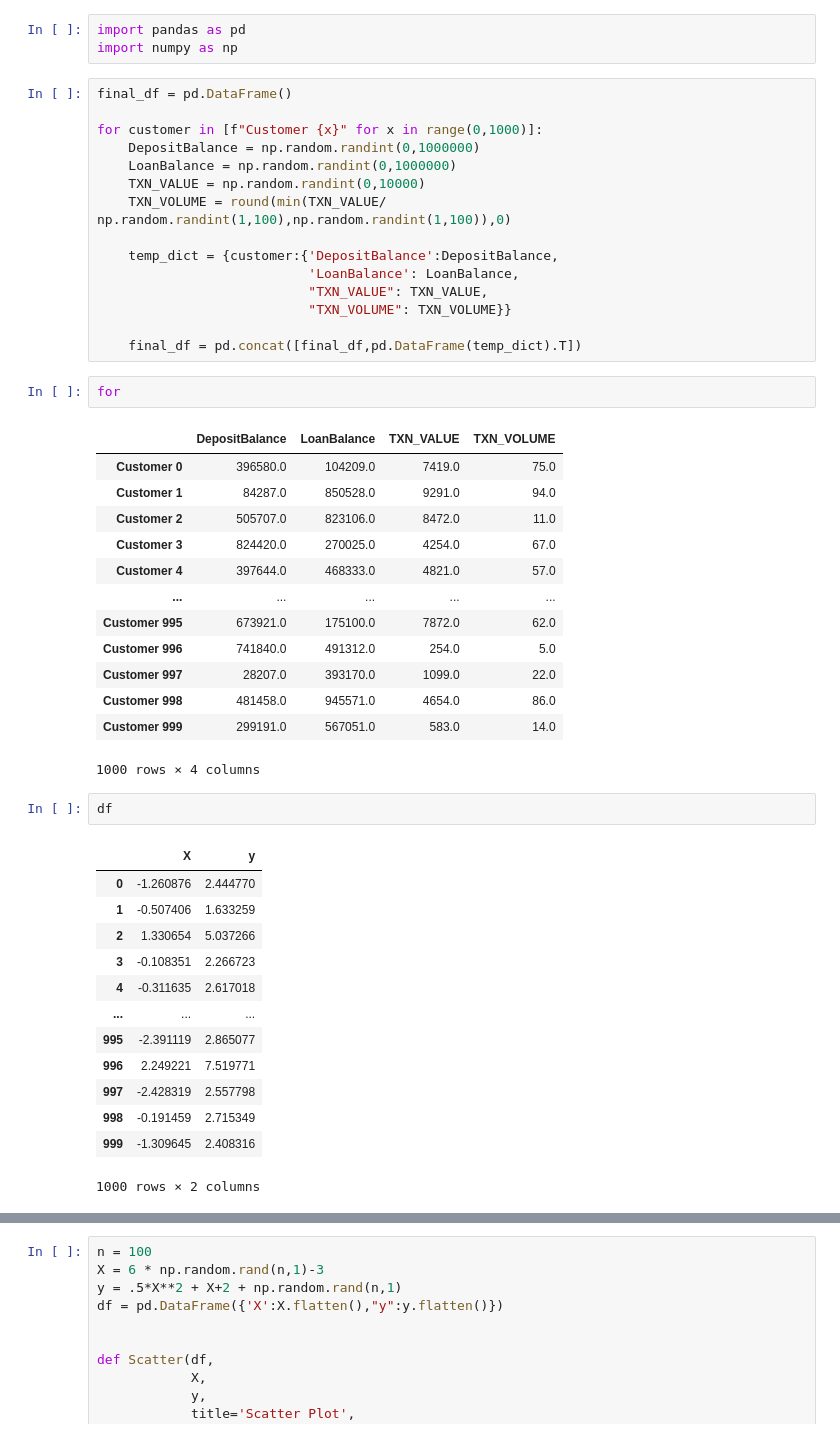
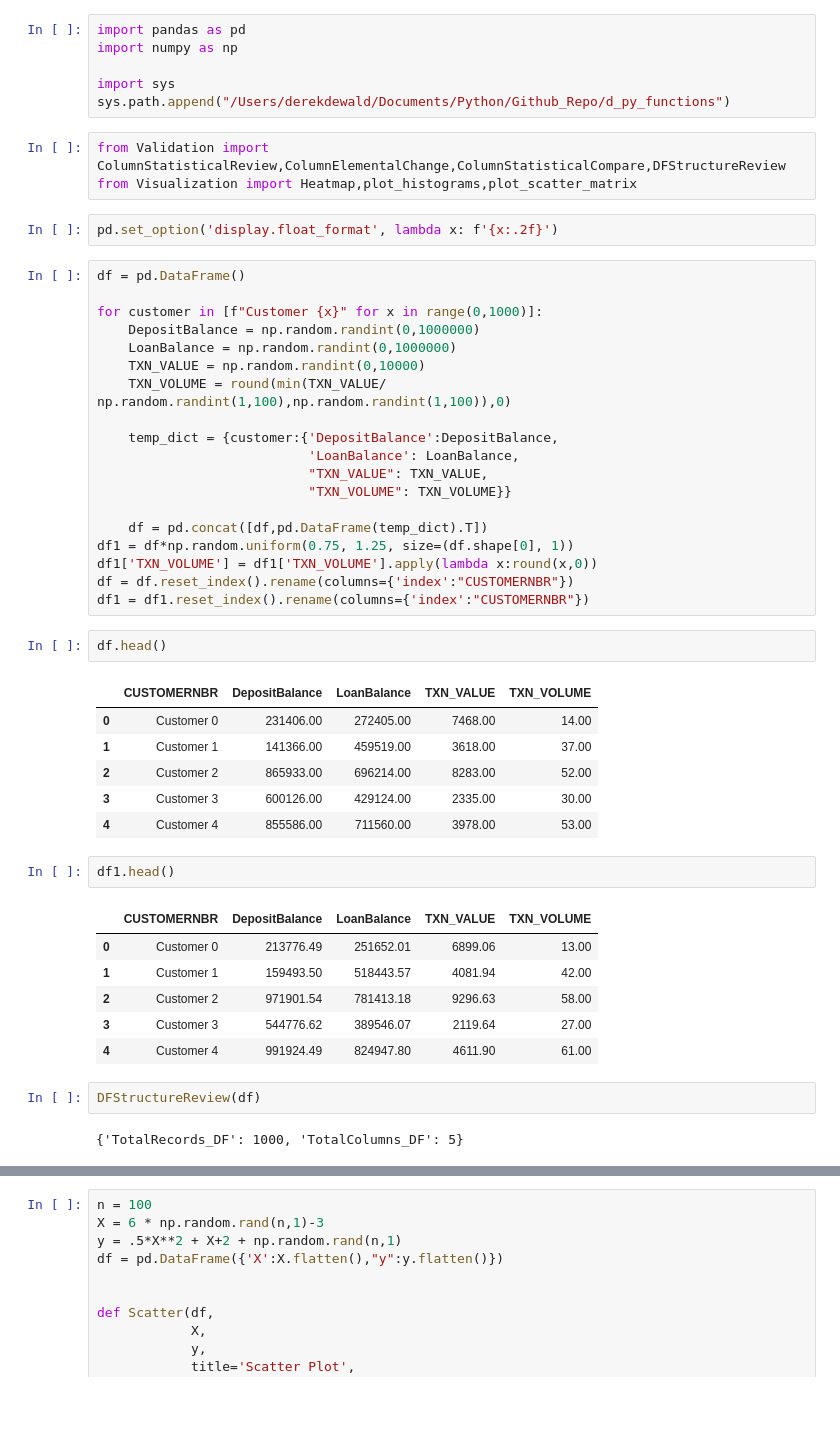
Before and after one commit to derek-dewald/Python_Tools, a Jupyter notebook: JupyterNotebooks/TEMP.ipynb, the cells around one changed output, grey strips where cells are left out. Saved outputs shown, nothing was run; the diff lists cells and outputs as text; blank space fills up the shorter version.

```diff
--- a/JupyterNotebooks/TEMP.ipynb
+++ b/JupyterNotebooks/TEMP.ipynb
@@ -4,8 +1,16 @@
-# %%
-import pandas as pd
-import numpy as np
+# %%
+import pandas as pd
+import numpy as np
+
+import sys
+sys.path.append("/Users/derekdewald/Documents/Python/Github_Repo/d_py_functions")
+# %%
+from Validation import ColumnStatisticalReview,ColumnElementalChange,ColumnStatisticalCompare,DFStructureReview
+from Visualization import Heatmap,plot_histograms,plot_scatter_matrix
+# %%
+pd.set_option('display.float_format', lambda x: f'{x:.2f}')
 # %%
-final_df = pd.DataFrame()
+df = pd.DataFrame()
 
 for customer in [f"Customer {x}" for x in range(0,1000)]:
     DepositBalance = np.random.randint(0,1000000)
@@ -18,36 +23,30 @@ for customer in [f"Customer {x}" for x in range(0,1000)]:
                            "TXN_VALUE": TXN_VALUE,
                            "TXN_VOLUME": TXN_VOLUME}}
 
-    final_df = pd.concat([final_df,pd.DataFrame(temp_dict).T])
+    df = pd.concat([df,pd.DataFrame(temp_dict).T])
+df1 = df*np.random.uniform(0.75, 1.25, size=(df.shape[0], 1))
+df1['TXN_VOLUME'] = df1['TXN_VOLUME'].apply(lambda x:round(x,0))
+df = df.reset_index().rename(columns={'index':"CUSTOMERNBR"})
+df1 = df1.reset_index().rename(columns={'index':"CUSTOMERNBR"})
 # %%
-for
+df.head()
 # %% [output]
-|  | DepositBalance | LoanBalance | TXN_VALUE | TXN_VOLUME |
-| Customer 0 | 396580.0 | 104209.0 | 7419.0 | 75.0 |
-| Customer 1 | 84287.0 | 850528.0 | 9291.0 | 94.0 |
-| Customer 2 | 505707.0 | 823106.0 | 8472.0 | 11.0 |
-| Customer 3 | 824420.0 | 270025.0 | 4254.0 | 67.0 |
-| Customer 4 | 397644.0 | 468333.0 | 4821.0 | 57.0 |
-| ... | ... | ... | ... | ... |
-| Customer 995 | 673921.0 | 175100.0 | 7872.0 | 62.0 |
-| Customer 996 | 741840.0 | 491312.0 | 254.0 | 5.0 |
-| Customer 997 | 28207.0 | 393170.0 | 1099.0 | 22.0 |
-| Customer 998 | 481458.0 | 945571.0 | 4654.0 | 86.0 |
-| Customer 999 | 299191.0 | 567051.0 | 583.0 | 14.0 |
+|  | CUSTOMERNBR | DepositBalance | LoanBalance | TXN_VALUE | TXN_VOLUME |
+| 0 | Customer 0 | 231406.00 | 272405.00 | 7468.00 | 14.00 |
+| 1 | Customer 1 | 141366.00 | 459519.00 | 3618.00 | 37.00 |
+| 2 | Customer 2 | 865933.00 | 696214.00 | 8283.00 | 52.00 |
+| 3 | Customer 3 | 600126.00 | 429124.00 | 2335.00 | 30.00 |
+| 4 | Customer 4 | 855586.00 | 711560.00 | 3978.00 | 53.00 |
-1000 rows × 4 columns
 # %%
-df
+df1.head()
 # %% [output]
-|  | X | y |
-| 0 | -1.260876 | 2.444770 |
-| 1 | -0.507406 | 1.633259 |
-| 2 | 1.330654 | 5.037266 |
-| 3 | -0.108351 | 2.266723 |
-| 4 | -0.311635 | 2.617018 |
-| ... | ... | ... |
-| 995 | -2.391119 | 2.865077 |
-| 996 | 2.249221 | 7.519771 |
-| 997 | -2.428319 | 2.557798 |
-| 998 | -0.191459 | 2.715349 |
-| 999 | -1.309645 | 2.408316 |
+|  | CUSTOMERNBR | DepositBalance | LoanBalance | TXN_VALUE | TXN_VOLUME |
+| 0 | Customer 0 | 213776.49 | 251652.01 | 6899.06 | 13.00 |
+| 1 | Customer 1 | 159493.50 | 518443.57 | 4081.94 | 42.00 |
+| 2 | Customer 2 | 971901.54 | 781413.18 | 9296.63 | 58.00 |
+| 3 | Customer 3 | 544776.62 | 389546.07 | 2119.64 | 27.00 |
+| 4 | Customer 4 | 991924.49 | 824947.80 | 4611.90 | 61.00 |
-1000 rows × 2 columns
+# %%
+DFStructureReview(df)
+# %% [output]
+{'TotalRecords_DF': 1000, 'TotalColumns_DF': 5}
```
Also changed, not shown: parts of 8 cells of this notebook, 12 other files.
